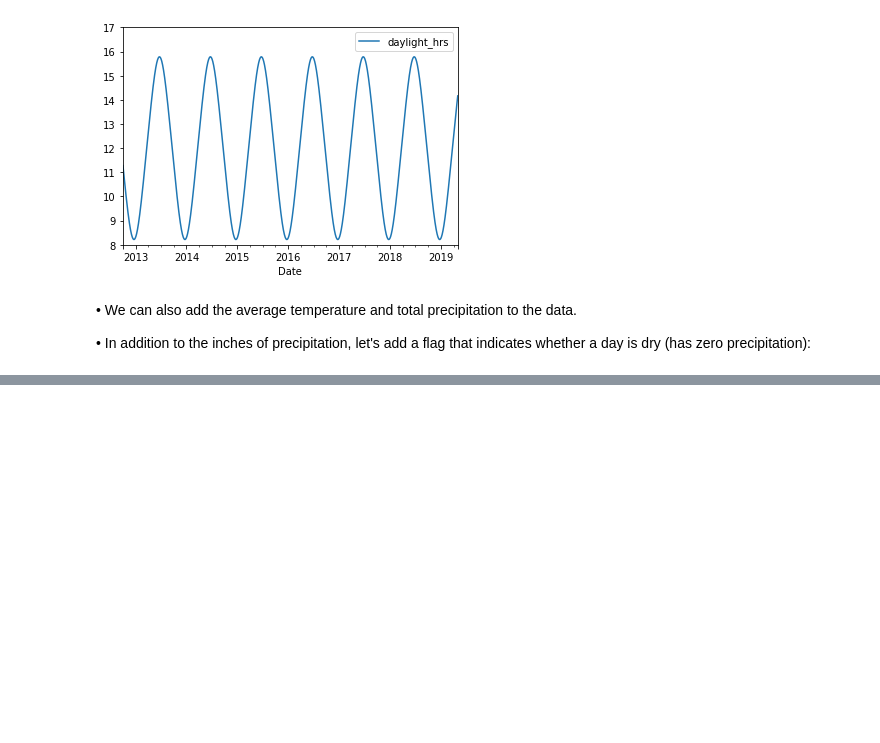
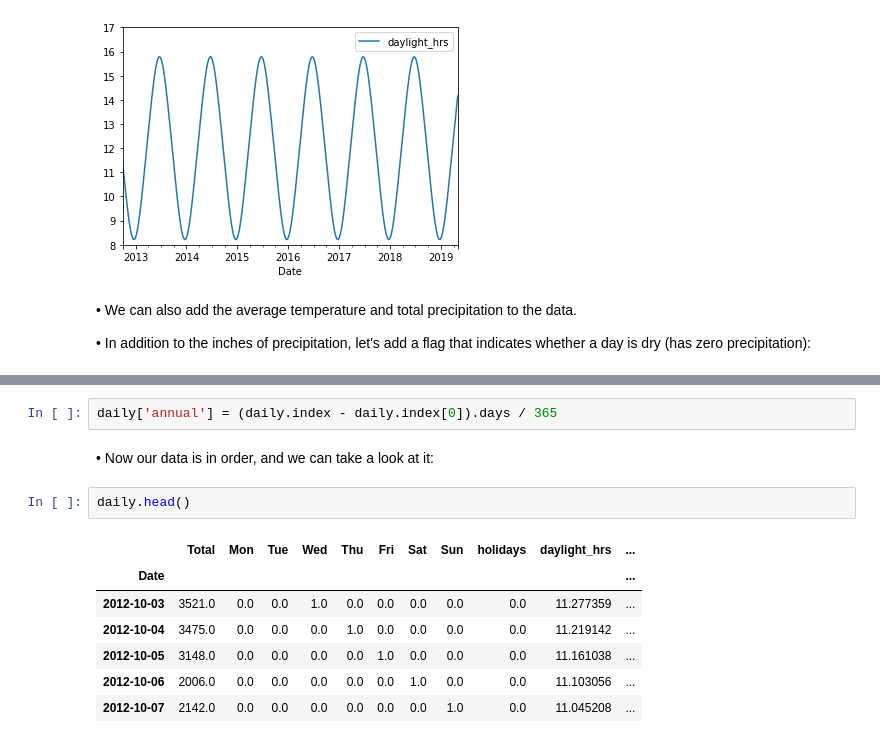
Before and after one commit to rajesh1994/python_excercise_programiz, a Jupyter notebook: python/12_scikit_learn/6. Example - Predicting Bicycle Traffic.ipynb, the cells around one changed output, grey strips where cells are left out. Cells and saved outputs as stored; diff of their text form; blank space fills up the shorter version.

```diff
--- a/python/12_scikit_learn/6. Example - Predicting Bicycle Traffic.ipynb
+++ b/python/12_scikit_learn/6. Example - Predicting Bicycle Traffic.ipynb
@@ -72,0 +98,14 @@ plt.ylim(8, 17);
+# %%
+daily['annual'] = (daily.index - daily.index[0]).days / 365
+# %% [markdown]
+• Now our data is in order, and we can take a look at it:
+# %%
+daily.head()
+# %% [output]
+|  | Total | Mon | Tue | Wed | Thu | Fri | Sat | Sun | holidays | daylight_hrs | ... |
+| Date |  |  |  |  |  |  |  |  |  |  | ... |
+| 2012-10-03 | 3521.0 | 0.0 | 0.0 | 1.0 | 0.0 | 0.0 | 0.0 | 0.0 | 0.0 | 11.277359 | ... |
+| 2012-10-04 | 3475.0 | 0.0 | 0.0 | 0.0 | 1.0 | 0.0 | 0.0 | 0.0 | 0.0 | 11.219142 | ... |
+| 2012-10-05 | 3148.0 | 0.0 | 0.0 | 0.0 | 0.0 | 1.0 | 0.0 | 0.0 | 0.0 | 11.161038 | ... |
+| 2012-10-06 | 2006.0 | 0.0 | 0.0 | 0.0 | 0.0 | 0.0 | 1.0 | 0.0 | 0.0 | 11.103056 | ... |
+| 2012-10-07 | 2142.0 | 0.0 | 0.0 | 0.0 | 0.0 | 0.0 | 0.0 | 1.0 | 0.0 | 11.045208 | ... |
```
Also changed, not shown: parts of 8 cells of this notebook.
